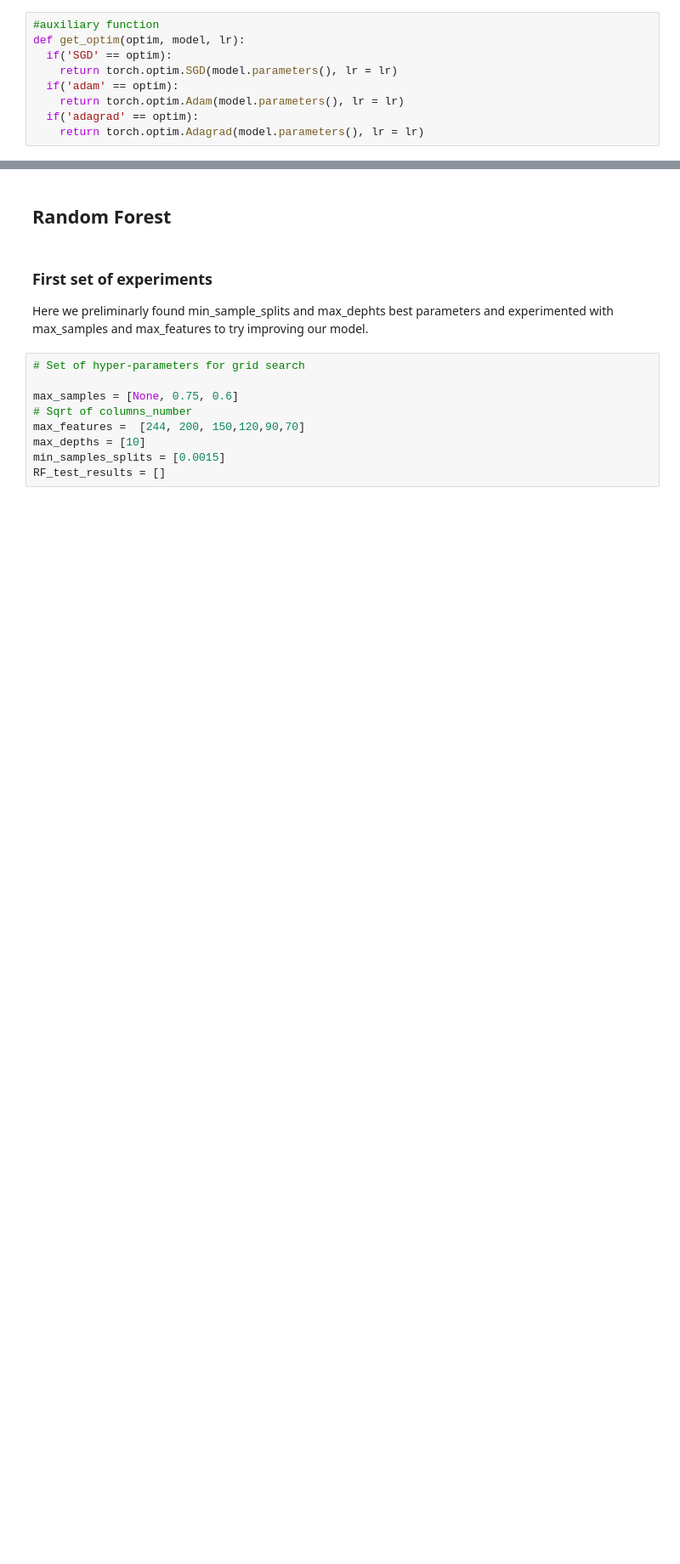
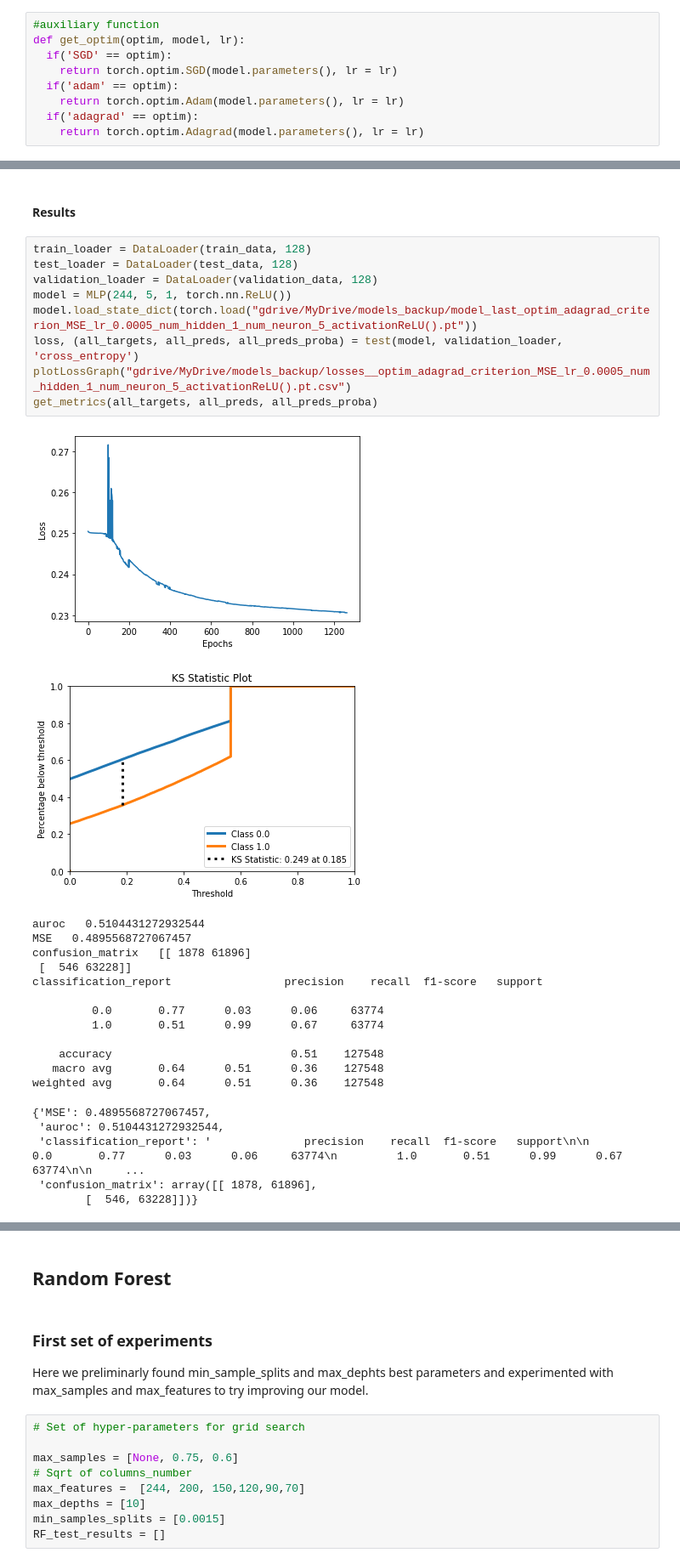
Before and after one commit to pietromasur/credit-risk-analysis, a Jupyter notebook: credit_risk_analysis.ipynb, the cells around one changed output, grey strips where cells are left out. Shown: that part at 85% size. Cells and saved outputs as stored; diff of their text form; blank space fills up the shorter version.

```diff
--- a/credit_risk_analysis.ipynb
+++ b/credit_risk_analysis.ipynb
@@ -399,0 +423,31 @@ Validation loss:  0.6968598688779257
+# %% [markdown]
+#### Results
+# %%
+train_loader = DataLoader(train_data, 128)
+test_loader = DataLoader(test_data, 128)
+validation_loader = DataLoader(validation_data, 128)
+model = MLP(244, 5, 1, torch.nn.ReLU())
+model.load_state_dict(torch.load("gdrive/MyDrive/models_backup/model_last_optim_adagrad_criterion_MSE_lr_0.0005_num_hidden_1_num_neuron_5_activationReLU().pt"))
+loss, (all_targets, all_preds, all_preds_proba) = test(model, validation_loader, 'cross_entropy')
+plotLossGraph("gdrive/MyDrive/models_backup/losses__optim_adagrad_criterion_MSE_lr_0.0005_num_hidden_1_num_neuron_5_activationReLU().pt.csv")
+get_metrics(all_targets, all_preds, all_preds_proba)
+# %% [output]
+[figure, added]
+[figure, added]
+auroc   0.5104431272932544
+MSE   0.4895568727067457
+confusion_matrix   [[ 1878 61896]
+ [  546 63228]]
+classification_report                 precision    recall  f1-score   support
+
+         0.0       0.77      0.03      0.06     63774
+         1.0       0.51      0.99      0.67     63774
+
+    accuracy                           0.51    127548
+   macro avg       0.64      0.51      0.36    127548
+weighted avg       0.64      0.51      0.36    127548
+{'MSE': 0.4895568727067457,
+ 'auroc': 0.5104431272932544,
+ 'classification_report': '              precision    recall  f1-score   support\n\n         0.0       0.77      0.03      0.06     63774\n         1.0       0.51      0.99      0.67     63774\n\n     ...
+ 'confusion_matrix': array([[ 1878, 61896],
+        [  546, 63228]])}
```
Also changed, not shown: parts of 15 cells of this notebook.
